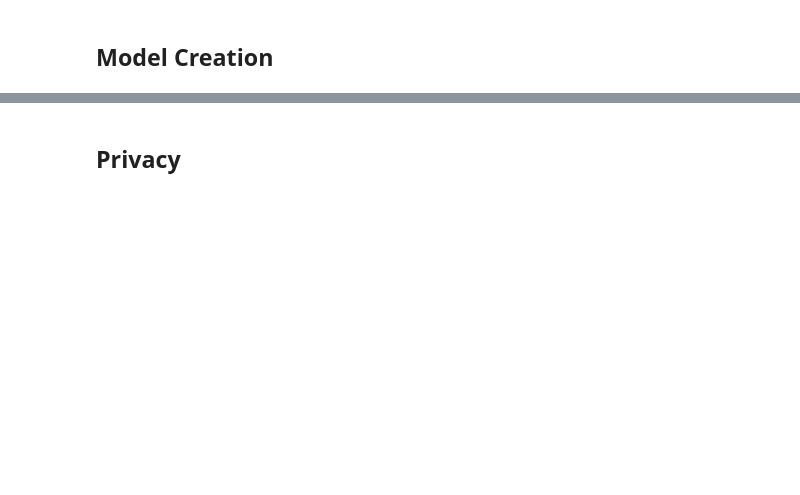
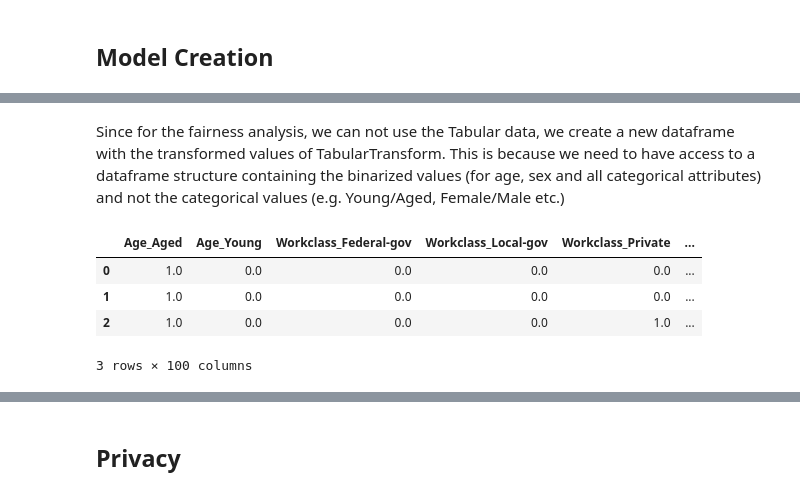
Before and after one commit to stef4k/responsible-data-science-project, a Jupyter notebook: wf-project-01.ipynb, the cells around one changed output, grey strips where cells are left out. Saved outputs shown, nothing was run; the diff lists cells and outputs as text; code cells hidden in the pictures; blank space fills up the shorter version.

```diff
--- a/wf-project-01.ipynb
+++ b/wf-project-01.ipynb
@@ -128,0 +199,15 @@ disp.plot()
+# %% [markdown]
+Since for the fairness analysis, we can not use the Tabular data, we create a new dataframe with the transformed values of TabularTransform. This is because we need to have access to a dataframe structure containing the binarized values (for age, sex and all categorical attributes) and not the categorical values (e.g. Young/Aged, Female/Male etc.)
+# %%
+column_names = transformer.get_feature_names()
+# Last column is the label which is not included in the get_feature_names
+column_names.append('label')
+
+fairness_dataset = pd.DataFrame(x, columns=column_names)
+fairness_dataset.head(3)
+# %% [output]
+|  | Age_Aged | Age_Young | Workclass_Federal-gov | Workclass_Local-gov | Workclass_Private | ... |
+| 0 | 1.0 | 0.0 | 0.0 | 0.0 | 0.0 | ... |
+| 1 | 1.0 | 0.0 | 0.0 | 0.0 | 0.0 | ... |
+| 2 | 1.0 | 0.0 | 0.0 | 0.0 | 1.0 | ... |
+3 rows × 100 columns
```
Also changed, not shown: parts of 27 cells of this notebook, 2 other files.
